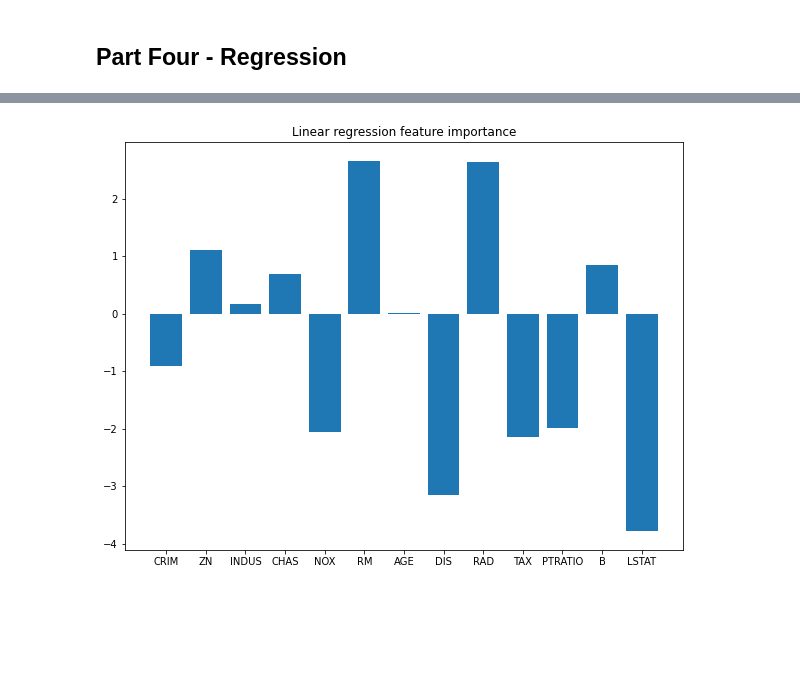
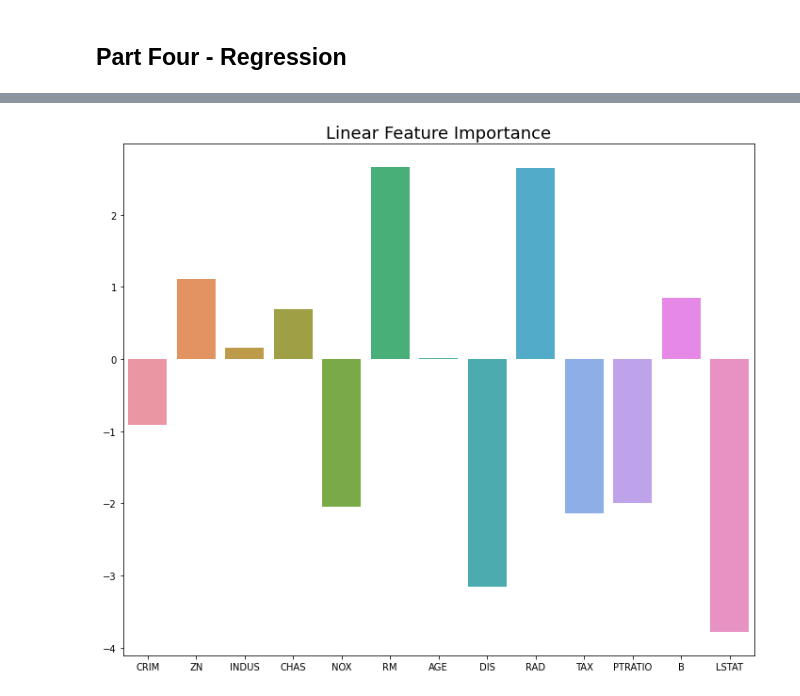
Before and after one commit to SamtheSaint/AIHACK21, a Jupyter notebook: boston.ipynb, the cells around one changed output, grey strips where cells are left out. Saved outputs shown, nothing was run; the diff lists cells and outputs as text; code cells hidden in the pictures; blank space fills up the shorter version.

```diff
--- a/boston.ipynb
+++ b/boston.ipynb
@@ -78,13 +73,0 @@ plt.savefig("out/pairplot.jpeg")
-# %%
-from pandas.plotting import scatter_matrix
-from IPython.display import display
-from PIL import Image
-import os
-
-# all pair plots
-if not os.path.exists("out/correlation.jpeg"):
-    scatter_matrix(data, figsize=(30, 20))
-    plt.savefig("out/correlation.jpeg", )
-else:
-    img = Image.open("out/correlation.jpeg")
-    display(img)
@@ -102,9 +73,0 @@ for col in data.columns:
-# %%
-# correlation heatmaps
-if not os.path.exists("out/heatmap.jpeg"):
-    fig, ax = plt.subplots(figsize=(12, 10))
-    sns.heatmap(data.corr(), annot=True, fmt=".2f")
-    plt.savefig("out/heatmap.jpeg")
-else:
-    img = Image.open("out/heatmap.jpeg")
-    display(img)
@@ -173,15 +130,20 @@ Score Time: 0.003306865692138672s
 # %%
 # feature importance
-linear_model = LinearRegression(fit_intercept=True, normalize=False, positive=False)
-scaler = StandardScaler()
-linear_model.fit(scaler.fit_transform(X), y)
-importance = linear_model.coef_[0]
-plt.figure(figsize=(10, 7.5))
-plt.bar(X.columns, importance)
-plt.title("Linear regression feature importance")
-plt.show()
+if os.path.exists("out/linear_feature_importance.jpeg"):
+    img = Image.open("out/linear_feature_importance.jpeg")
+    display(img)
+else:
+    linear_model_importance = LinearRegression(fit_intercept=True, normalize=False, positive=False)
+    scaler = StandardScaler()
+    linear_model_importance.fit(scaler.fit_transform(X), y)
+    importance = linear_model_importance.coef_[0]
+    plt.figure(figsize=(12, 10))
+    plt.title("Linear Feature Importance", fontsize=18)
+    sns.barplot(X.columns, importance)
+    plt.savefig("out/linear_feature_importance.jpeg")
+    plt.show()
 # %% [output]
-[figure, old version]
+[figure, new version]
 # %%
 # adaboost regression
 # for all parameters: https://scikit-learn.org/stable/modules/generated/sklearn.ensemble.AdaBoostRegressor.html
```
Also changed, not shown: parts of 26 cells of this notebook, 3 other files.
